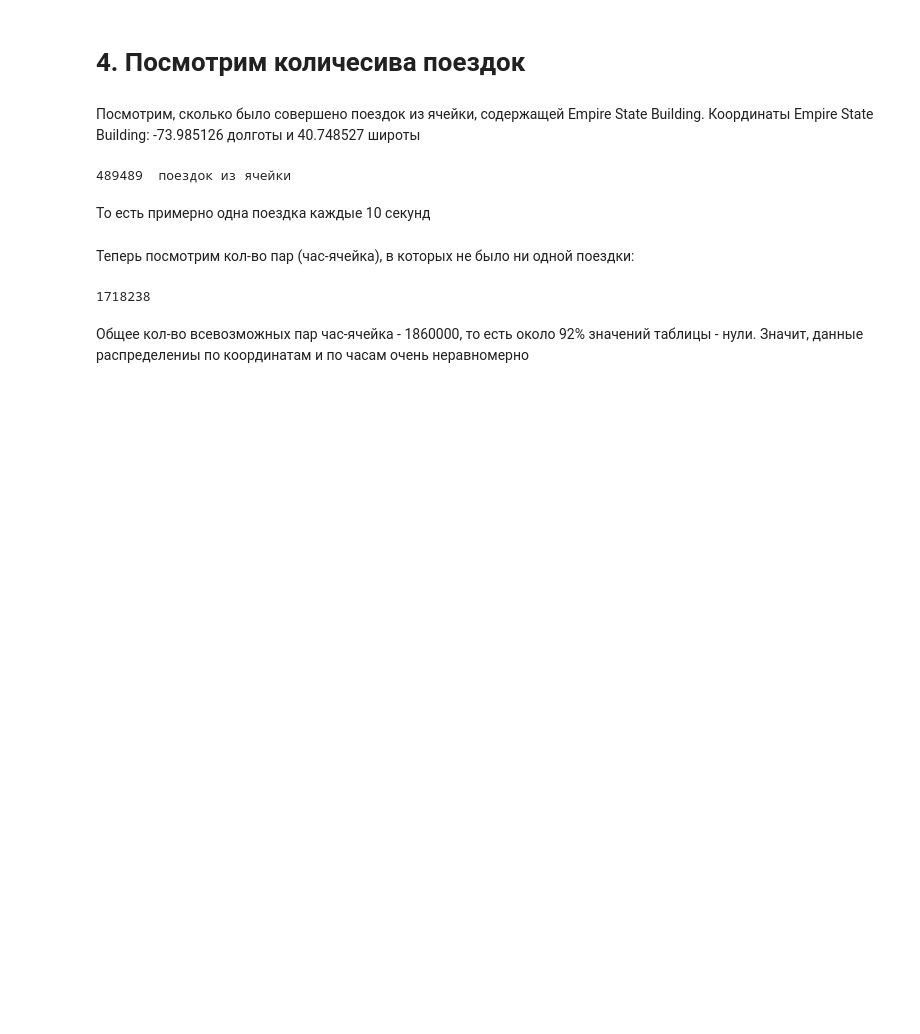
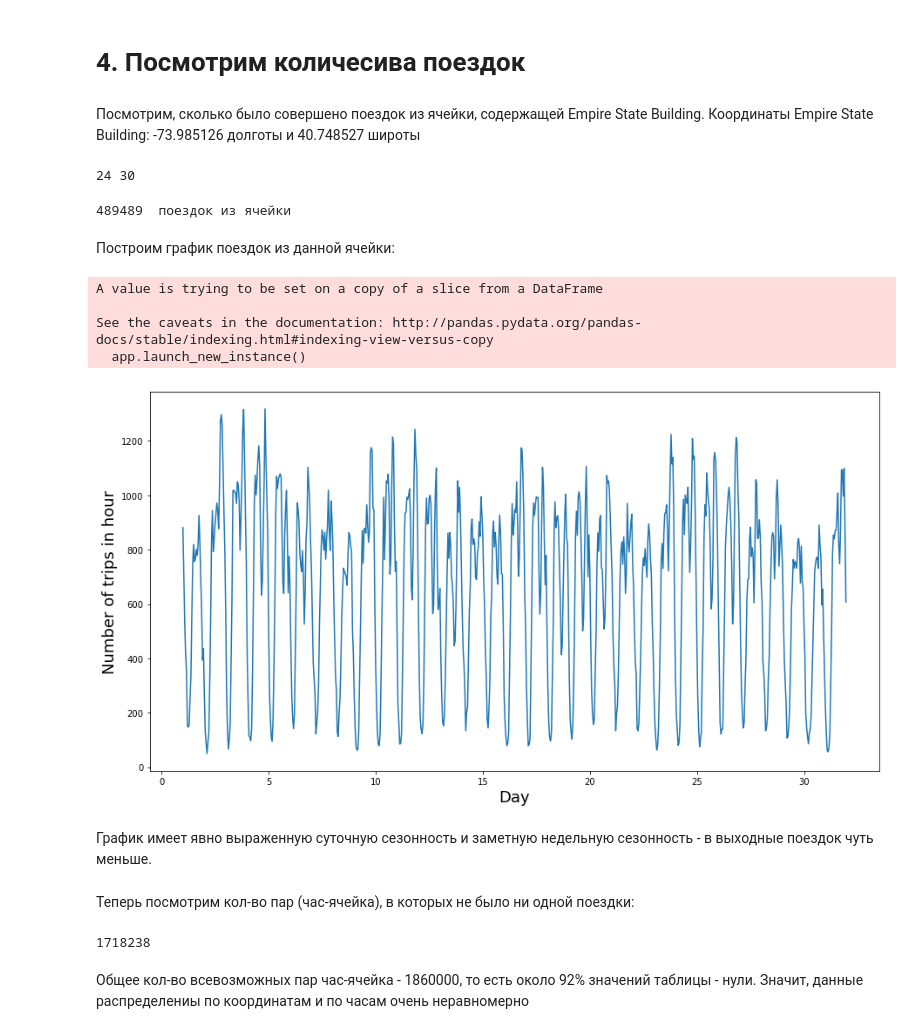
Before and after one commit to KirillMouraviev/Coursera_yellow_taxi, a Jupyter notebook: Подготовка данных.ipynb, the cells around one changed output. Drawn from its saved outputs; the diff is of its cells as text; code cells hidden in the pictures; blank space fills up the shorter version.

Commit message:
График

```diff
--- a/Подготовка данных.ipynb
+++ b/Подготовка данных.ipynb
@@ -137,6 +128,10 @@ agregated.head()
 # 4. Посмотрим количесива поездок
 # %% [markdown]
 Посмотрим, сколько было совершено поездок из ячейки, содержащей Empire State Building. Координаты Empire State Building: -73.985126 долготы и 40.748527  широты
+# %%
+print(ESB_x, ESB_y)
+# %% [output]
+24 30
 # %%
 ESB_coord = (-73.985126, 40.748527)
 ESB_x = int((ESB_coord[0] - west) / ((east - west) / 50))
@@ -146,7 +141,29 @@ print int(ESB_count), " поездок из ячейки"
 # %% [output]
 489489  поездок из ячейки
-# %% [markdown]
-То есть примерно одна поездка каждые 10 секунд
+# %% [markdown]
+Построим график поездок из данной ячейки:
+# %%
+ESB_cell = ESB_x * 50 + ESB_y + 1
+ESB_trips = agregated[agregated.cell == ESB_cell]
+ESB_trips.sort_values(by= 'time', inplace=True)
+trip_time = ESB_trips['time'].values
+trip_time = [(int(x[8:10]) - 1) * 24 + int(x[-2:]) for x in trip_time]
+num_trips = ESB_trips.num_trips.values
+# %% [output]
+A value is trying to be set on a copy of a slice from a DataFrame
+
+See the caveats in the documentation: http://pandas.pydata.org/pandas-docs/stable/indexing.html#indexing-view-versus-copy
+  app.launch_new_instance()
+# %%
+plt.figure(figsize=(15, 8))
+plt.plot(np.array(trip_time) / 24 + 1, num_trips)
+plt.xlabel('Day', fontsize=18)
+plt.ylabel('Number of trips in hour', fontsize=18)
+plt.show()
+# %% [output]
+[figure, added]
+# %% [markdown]
+График имеет явно выраженную суточную сезонность и заметную недельную сезонность - в выходные поездок чуть меньше.
 # %% [markdown]
 Теперь посмотрим кол-во пар (час-ячейка), в которых не было ни одной поездки:
 # %%
```
Also changed, not shown: parts of 9 cells of this notebook.
